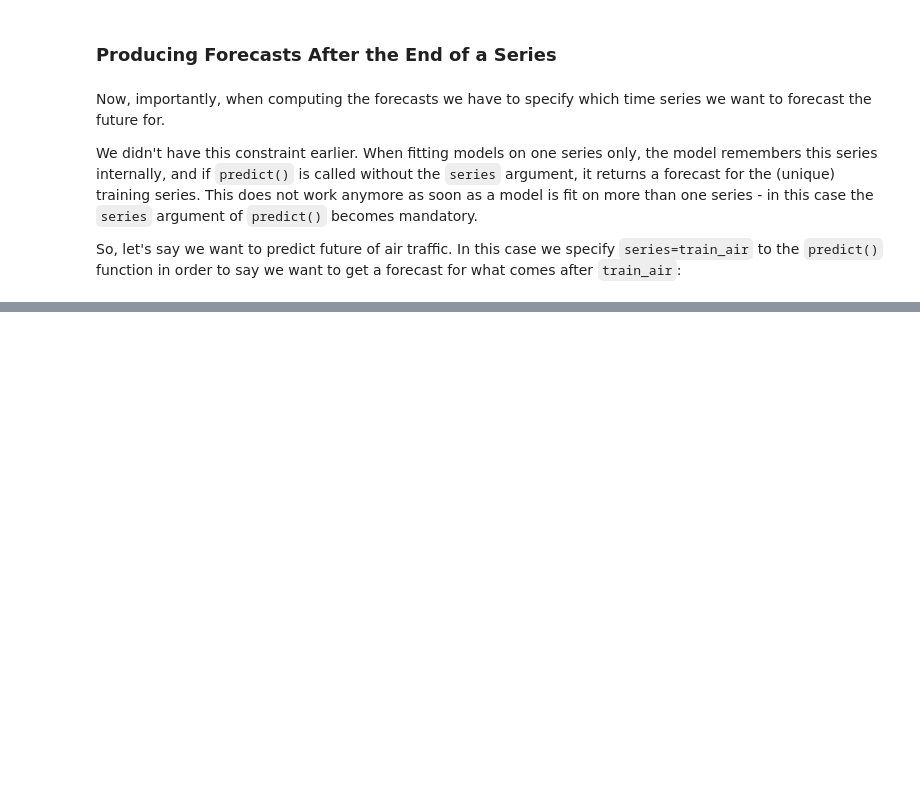
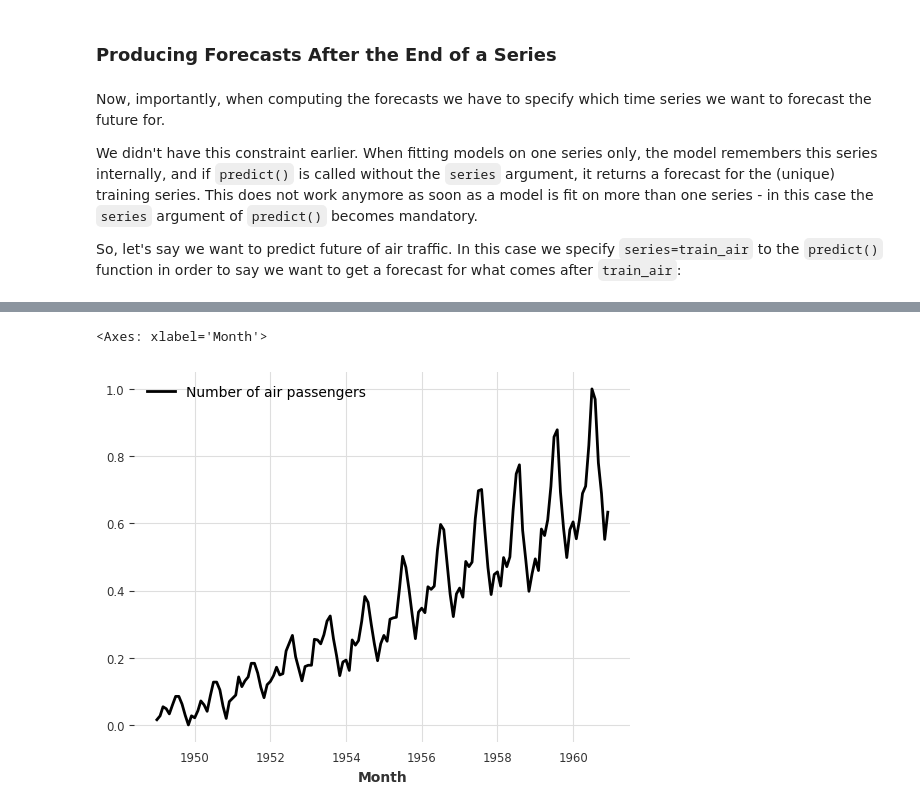
Before and after one commit to dshulman/darts, a Jupyter notebook: examples/101-Multi-time-series-from files.ipynb, the cells around one changed output, grey strips where cells are left out. Saved outputs shown, nothing was run; the diff lists cells and outputs as text; code cells hidden in the pictures; blank space fills up the shorter version.

```diff
--- a/examples/101-Multi-time-series-from files.ipynb
+++ b/examples/101-Multi-time-series-from files.ipynb
@@ -147,0 +161,36 @@ MAPE = 7.58%
+# %%
+raw_data_path = Path("../datasets")
+scaled_data_path = Path("../datasets/scaled")
+train_data_path = Path("../datasets/train")
+val_data_path = Path("../datasets/val")
+scaler_path = Path("../datasets/scalers")
+
+def load_data_file(filename, relative_path):
+    file_path = relative_path / filename
+    df = pd.read_csv(file_path, header=0, index_col="Month", parse_dates=True, dtype=np.float32)
+    df = df.asfreq('MS')
+    series = TimeSeries.from_dataframe(df)
+    return series
+
+def save_series_to_csv(series, filename, relative_path):
+    file_path = relative_path / filename
+    file_path.parent.mkdir(parents=True, exist_ok=True)
+    series.to_csv(file_path)
+
+def create_scaler(scaler, name):
+    if scaler == "MinMaxScaler":
+        return Scaler(scaler=MinMaxScaler(feature_range=(0, 1)), name=name)
+    elif scaler == "StandardScaler":
+        return Scaler(scaler=StandardScaler(), name=name)
+
+def save_scaler(scaler, filename, relative_path):
+    file_path = relative_path / filename
+    file_path.parent.mkdir(parents=True, exist_ok=True)
+    with open(file_path, 'wb') as f:
+        pickle.dump(scaler, f)
+
+def load_scaler(filename, relative_path):
+    file_path = relative_path / filename
+    with open(file_path, 'rb') as f:
+        scaler = pickle.load(f)
+    return scaler
@@ -147,0 +233,6 @@ MAPE = 7.58%
+# %%
+air_series_scaled = load_data_file("AirPassengers.csv", scaled_data_path)
+air_series_scaled.plot(label="Number of air passengers")
+# %% [output]
+<Axes: xlabel='Month'>
+[figure, added]
```
Also changed, not shown: parts of 18 cells of this notebook, 2 other files.
